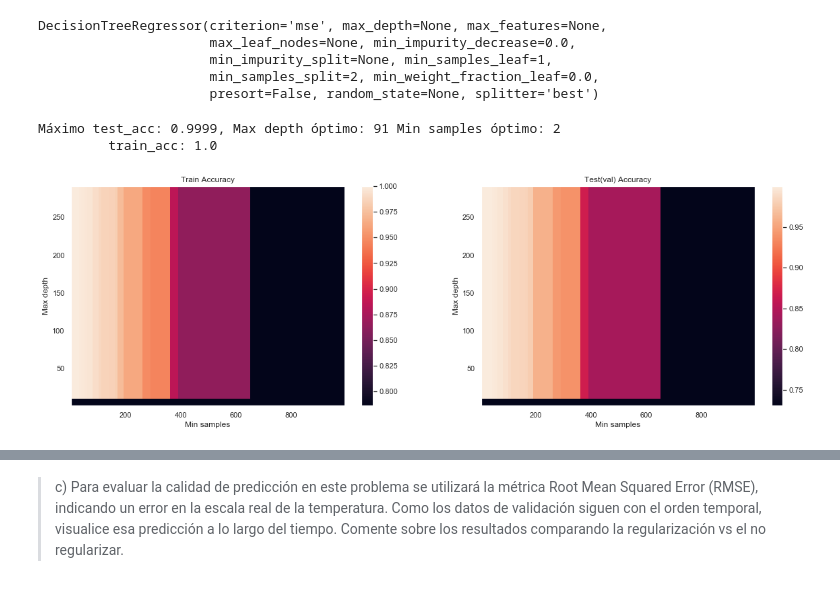
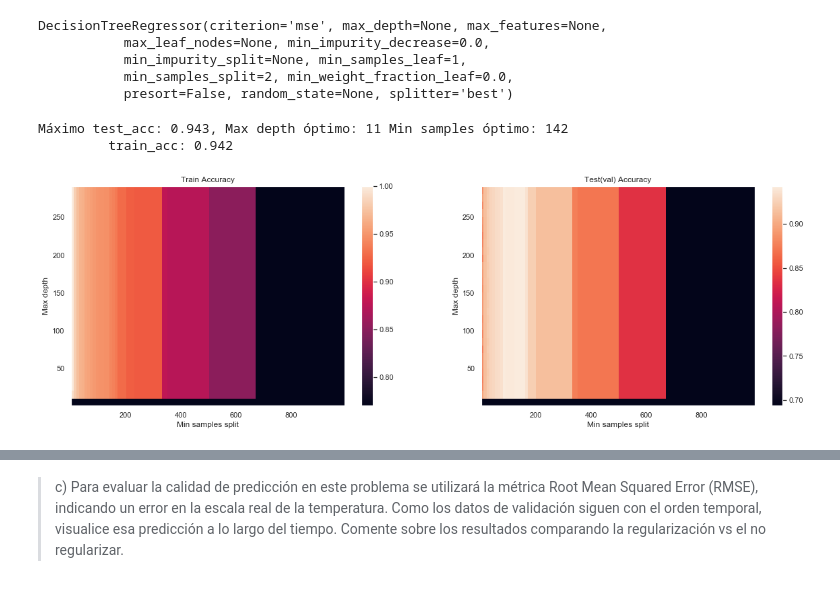
Before and after one commit to Shiroko7/INF-393-Tarea-3, a Jupyter notebook: Tarea 3 parte1.ipynb, the cells around one changed output, grey strips where cells are left out. Cells and saved outputs as stored; diff of their text form; code cells hidden in the pictures.

```diff
--- a/Tarea 3 parte1.ipynb
+++ b/Tarea 3 parte1.ipynb
@@ -50,7 +50,7 @@ df['season'] = [ seasons[month_i - 1] for month_i in df['month'].values ]
 df = pd.get_dummies(df,columns=['season']) #to one hot.. as nominal variable
 ... #any more information?
 #df.drop(["date"], axis=1, inplace=True) #delete date
-params = ['meantemp','humidity','wind_speed','meanpressure','y_value']
-cols = ['meantemp','humidity','wind_speed','meanpressure','y_value','cday','year','month','season_fall','season_rainy','season_summer','season_winter']
+params = ['meantemp','humidity','wind_speed','meanpressure']
+cols = ['meantemp','humidity','wind_speed','meanpressure','cday','year','month','season_fall','season_rainy','season_summer','season_winter']
 df[cols].head(5)
 # %% [output]
@@ -65,7 +65,7 @@ df[cols].head(5)
 # %% [markdown]
 > Cree las matrices de entrenamiento, con los mil primeros registros, y de validación, con el resto. Para evitar el orden natural en que vienen los datos entrenados, realice un *shuffle* aleatorio.
 # %%
-y = df[cols].pop("y_value").values
+y = df["y_value"].values
 X = df[cols].values
 X_train = X[:1000]
 y_train = y[:1000]
@@ -327,37 +322,37 @@ for i in range(Depths.shape[0]):
 #print(len(xs_train))
 
 plt.figure(figsize=(20,6))
 
 plt.subplot(121)
 plt.pcolormesh(SamplesS,Depths,ltrain)#,vmin=0, vmax=1)
 plt.title("Train Accuracy")
-plt.xlabel("Min samples")
+plt.xlabel("Min samples split")
 plt.ylabel("Max depth")
 plt.colorbar()
 
 plt.subplot(122)
 plt.pcolormesh(SamplesS,Depths,ltest)#,vmin=0, vmax=1)
 plt.title("Test(val) Accuracy")
-plt.xlabel("Min samples")
+plt.xlabel("Min samples split")
 plt.ylabel("Max depth")
 plt.colorbar()
 
 m = -1
 k = -1
 l = -1
 
 for i in range(Depths.shape[0]):
     for j in range(SamplesS.shape[0]):
         if ltest[i][j] > m:
             m = ltest[i][j]
             k = i
             l = j
 
 print("Máximo test_acc: "+str(round(m,4)) + ", Max depth óptimo: "+ str(round(Depths[k],4)) + " Min samples óptimo: "+ str(round(SamplesS[l],4)))
 print("\t train_acc: "+str(round(ltrain[k][l],4)))
 # %% [output]
-Máximo test_acc: 0.9999, Max depth óptimo: 91 Min samples óptimo: 2
-         train_acc: 1.0
+Máximo test_acc: 0.943, Max depth óptimo: 11 Min samples óptimo: 142
+         train_acc: 0.942
-[figure, old version]
+[figure, new version]
 # %%
 #Modelo regularizado
```
Also changed, not shown: parts of 46 cells of this notebook.
